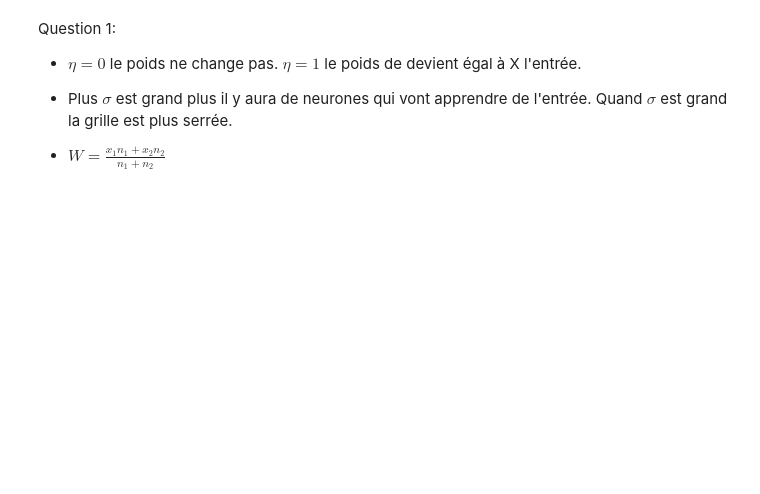
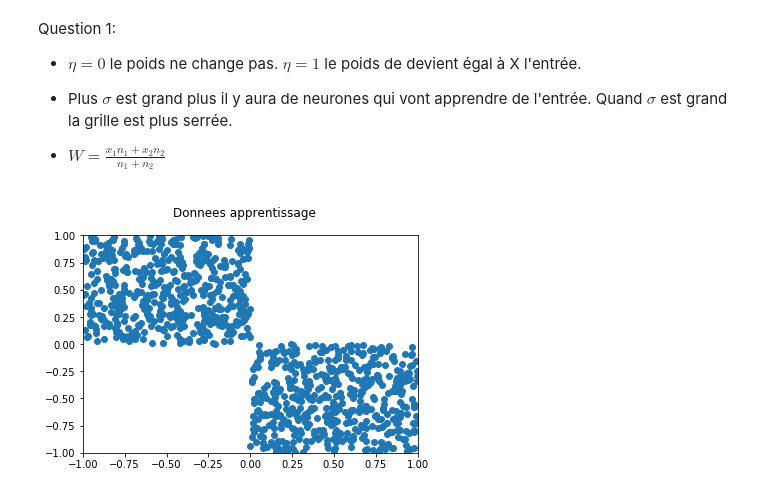
Before and after one commit to Maganik/KohonenMap, a Jupyter notebook: KohonenMap.ipynb, the cells around one changed output. Saved outputs shown, nothing was run; the diff lists cells and outputs as text; code cells hidden in the pictures; blank space fills up the shorter version.

```diff
--- a/KohonenMap.ipynb
+++ b/KohonenMap.ipynb
@@ -44,7 +44,7 @@ class Neuron:
     @type posy: int
     '''
     # Initialisation des poids
-    self.weights = w
+    self.weights = w.flatten()
     # Initialisation de la position
     self.posx = posx
     self.posy = posy
@@ -75,11 +75,8 @@ class Neuron:
     @type x: numpy array
     '''
     # TODO
-    print(self.weights[:])
-    scal = eta*numpy.exp(-((self.posx - posxbmu)**2+(self.posy - posybmu)**2)/2*sigma**2)
-    print(scal)
-    print(x)
-    self.weights[:] = self.weights + scal*(x.transpose() - self.weights)
+    scal = eta*numpy.exp(-((self.posx - posxbmu)**2+(self.posy - posybmu)**2)/(2*sigma**2))
+    self.weights[:] +=  scal*(x - self.weights)
 
 
 class SOM:
@@ -189,33 +186,120 @@ class SOM:
     for i in range(w.shape[0]):
       for j in range(w.shape[1]):
         plt.subplot(w.shape[0],w.shape[1],i*w.shape[1]+j+1)
-        im = plt.imshow(w[i,j],interpolation='nearest',vmin=-1,vmax=1,cmap='binary')
+        im = plt.imshow(w[i,j].reshape(self.inputsize),interpolation='nearest',vmin=-1,vmax=1,cmap='binary')
         plt.xticks([])
         plt.yticks([])
     # Affichage de l'échelle
     f.subplots_adjust(right=0.8)
     cbar_ax = f.add_axes([0.85, 0.15, 0.05, 0.7])
     f.colorbar(im, cax=cbar_ax)
     # Affichage du titre de la figure
     plt.suptitle('Poids dans l\'espace de la carte')
     # Affichage de la figure
     plt.show()
 
   def MSE(self,X):
     '''
     @summary: Calcul de l'erreur de quantification vectorielle moyenne du réseau sur le jeu de données
     @param X: le jeu de données
     @type X: numpy array
     '''
     # On récupère le nombre d'exemples
     nsamples = X.shape[0]
     # Somme des erreurs quadratiques
     s = 0
     # Pour tous les exemples du jeu de test
     for x in X:
       # On calcule la distance à chaque poids de neurone
       self.compute(x)
       # On rajoute la distance minimale au carré à la somme
       s += numpy.min(self.activitymap)**2
     # On renvoie l'erreur de quantification vectorielle moyenne
     return s/nsamples
+
+# -----------------------------------------------------------------------------
+if __name__ == '__main__':
+  # Création d'un réseau avec une entrée (2,1) et une carte (10,10) (TODO ATTENTION METTRE À JOUR LA TAILLE DE L'ENTRÉE POUR LES DONNÉES MNIST)
+  network = SOM((2,1),(12,12))
+  # PARAMÈTRES DU RÉSEAU
+  # Taux d'apprentissage
+  ETA = 0.05
+  # Largeur du voisinage
+  SIGMA = 1.4
+  # Nombre de pas de temps d'apprentissage
+  N = 30000
+  # Affichage interactif de l'évolution du réseau (TODO ATTENTION METTRE À FAUX POUR LES DONNÉES MNIST)
+  VERBOSE = True
+  # Nombre de pas de temps avant rafraissichement de l'affichage
+  NAFFICHAGE = 1000
+  # DONNÉES D'APPRENTISSAGE
+  # Nombre de données à générer pour les ensembles 1, 2 et 3
+  nsamples = 1000
+  # Ensemble de données 1
+ # samples = numpy.random.random((nsamples,2,1))
+  #samples[:,0,:] -= 1
+  # Ensemble de données 2
+ # nsamples = 999
+  #samples1 = -numpy.random.random((nsamples//3,2,1))
+#  samples2 = numpy.random.random((nsamples//3,2,1))
+#  samples2[:,0,:] -= 1
+#  samples3 = numpy.random.random((nsamples//3,2,1))
+#  samples3[:,1,:] -= 1
+#  samples = numpy.concatenate((samples1,samples2,samples3))
+  # Ensemble de données 3
+  nsamples=1000
+  samples1 = numpy.random.random((nsamples//2,2,1))
+  samples1[:,0,:] -= 1
+  samples2 = numpy.random.random((nsamples//2,2,1))
+  samples2[:,1,:] -= 1
+  samples = numpy.concatenate((samples1,samples2))
+  # Affichage des données (TODO ATTENTION À COMMENTER POUR LES DONNÉES MNIST)
+  plt.figure()
+  plt.scatter(samples[:,0,0], samples[:,1,0])
+  plt.xlim(-1,1)
+  plt.ylim(-1,1)
+  plt.suptitle('Donnees apprentissage')
+  plt.show()
+  # Ensemble de données 4
+#  nsamples = 70000
+#  samples = pickle.load(gzip.open('mnist.pkl.gz'),encoding='latin1')
+
+  # SIMULATION
+  # Affichage des poids du réseau
+  network.plot()
+  # Initialisation de l'affichage interactif
+  if VERBOSE:
+    # Création d'une figure
+    plt.figure()
+    # Mode interactif
+    plt.ion()
+    # Affichage de la figure
+    plt.show()
+  # Boucle d'apprentissage
+  for i in range(N+1):
+    # Choix d'un exemple aléatoire pour l'entrée courante
+    index = numpy.random.randint(nsamples)
+    x = samples[index].flatten()
+    # Calcul de l'activité du réseau
+    network.compute(x)
+    # Modification des poids du réseau
+    network.learn(ETA,SIGMA,x)
+    # Mise à jour de l'affichage
+    if VERBOSE and i%NAFFICHAGE==0:
+      # Effacement du contenu de la figure
+      plt.clf()
+      # Remplissage de la figure
+      network.scatter_plot(True)
+      # Affichage du contenu de la figure
+      plt.pause(0.00001)
+      plt.draw()
+  # Fin de l'affichage interactif
+  if VERBOSE:
+    # Désactivation du mode interactif
+    plt.ioff()
+  # Affichage des poids du réseau
+  network.plot()
+  # Affichage de l'erreur de quantification vectorielle moyenne après apprentissage
+  print("erreur de quantification vectorielle moyenne ",network.MSE(samples))
+# %% [output]
+[figure, added]
```
Also changed, not shown: parts of 2 cells of this notebook.
